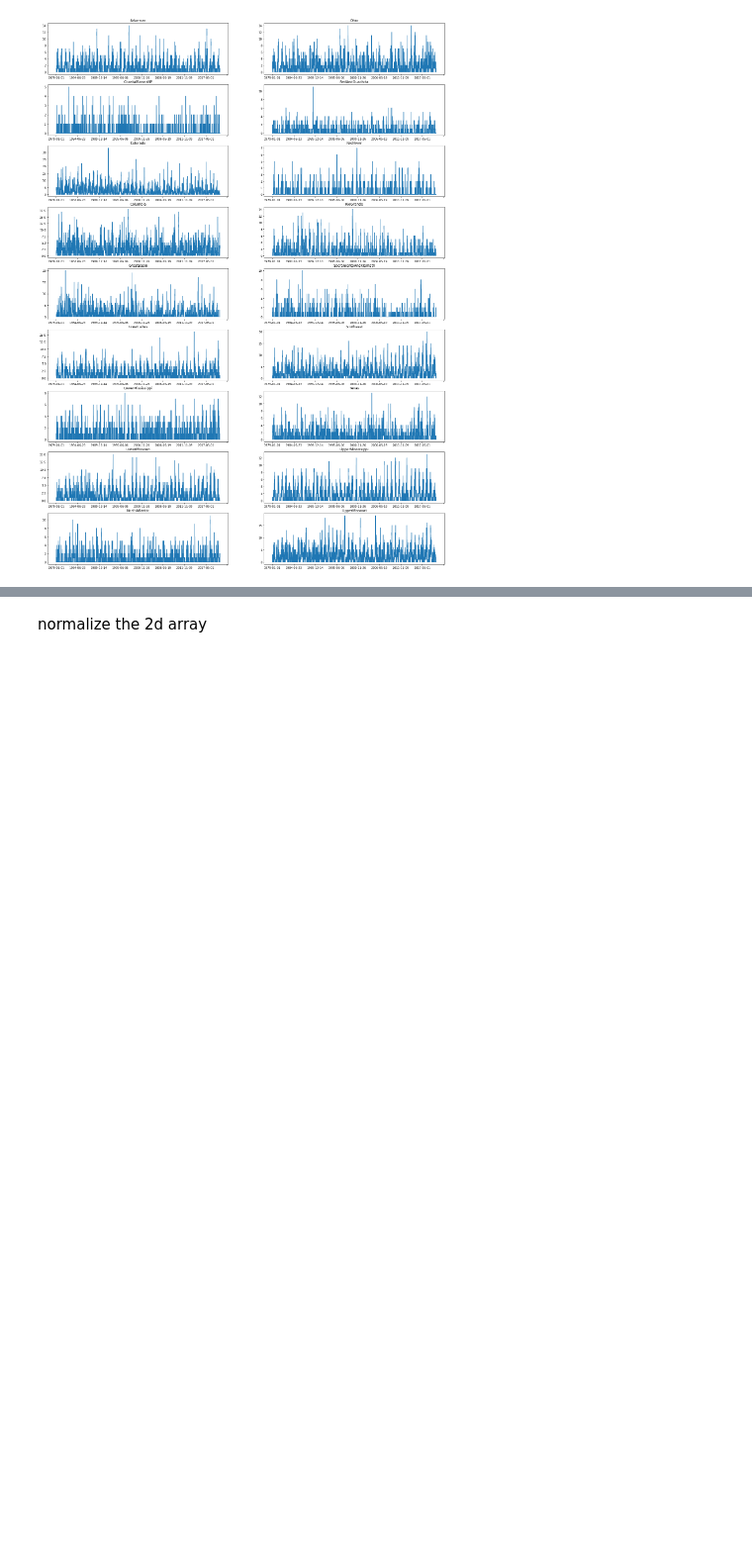
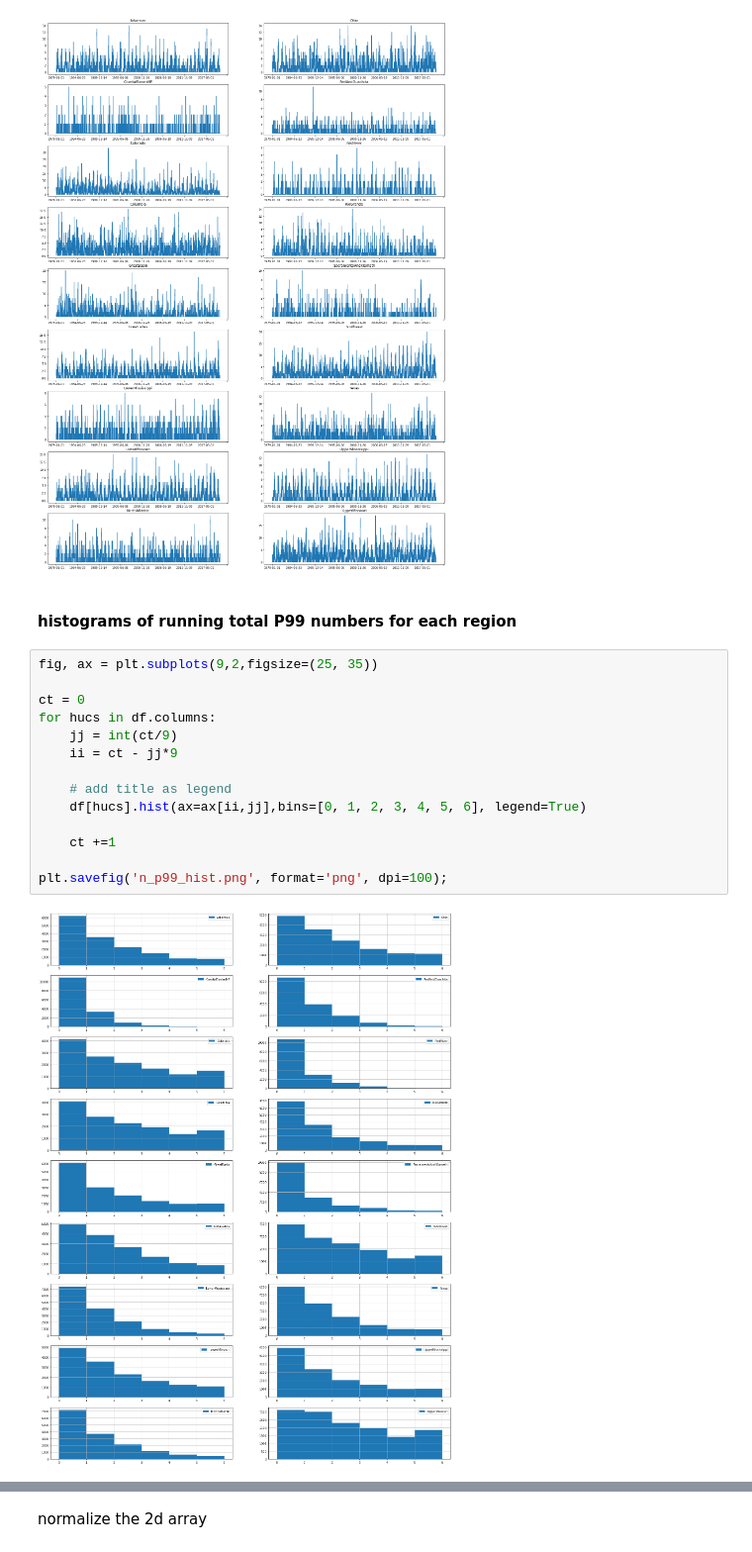
Before and after one commit to ming80302/COEXIST, a Jupyter notebook: p99_runningTot.ipynb, the cells around one changed output, grey strips where cells are left out. Shown at 99% size. Drawn from its saved outputs; the diff is of its cells as text; blank space fills up the shorter version.

```diff
--- a/p99_runningTot.ipynb
+++ b/p99_runningTot.ipynb
@@ -157,3 +169,21 @@ for hucs in df.columns:
     ct +=1
 # %% [output]
 [figure]
+# %% [markdown]
+#### histograms of running total P99 numbers for each region
+# %%
+fig, ax = plt.subplots(9,2,figsize=(25, 35))
+
+ct = 0
+for hucs in df.columns:
+    jj = int(ct/9)
+    ii = ct - jj*9
+
+    # add title as legend
+    df[hucs].hist(ax=ax[ii,jj],bins=[0, 1, 2, 3, 4, 5, 6], legend=True)
+
+    ct +=1
+
+plt.savefig('n_p99_hist.png', format='png', dpi=100);
+# %% [output]
+[figure, added]
```
Also changed, not shown: parts of 8 cells of this notebook.
